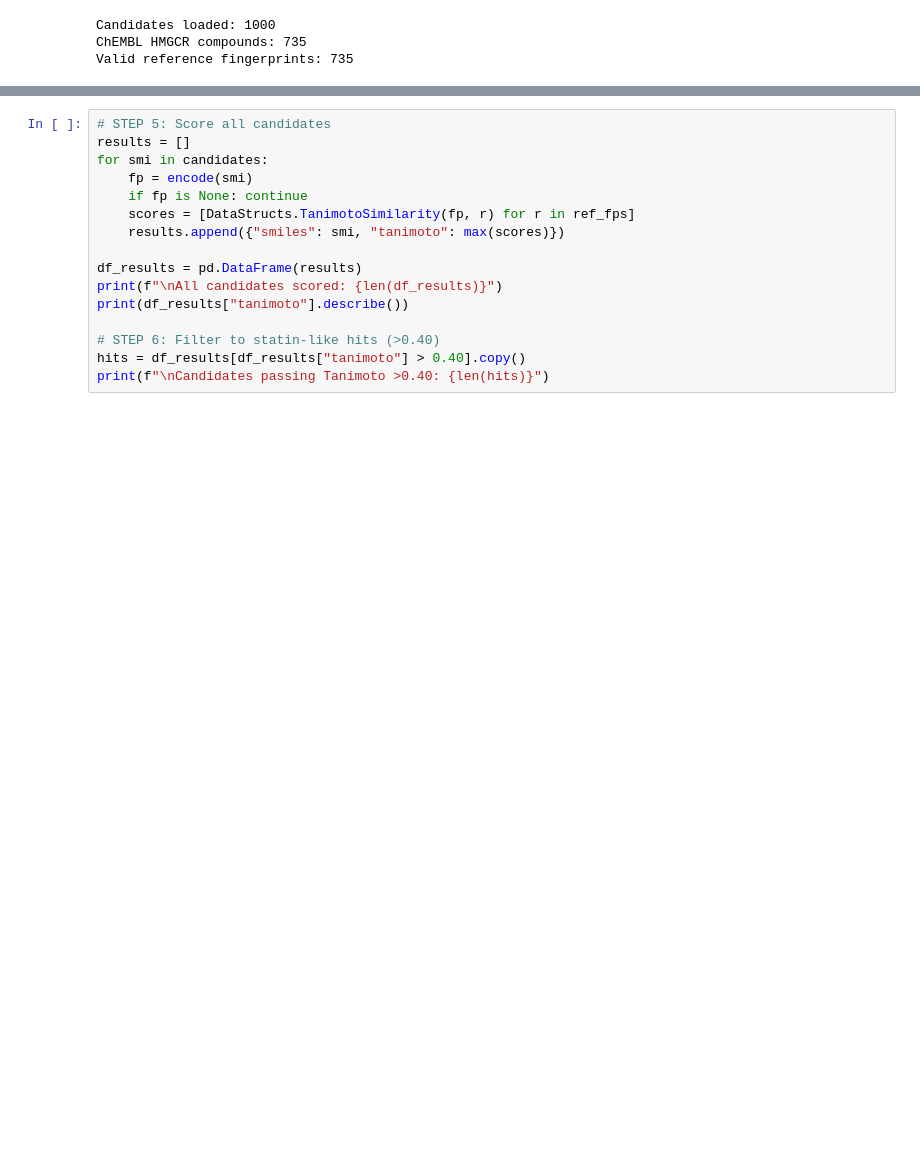
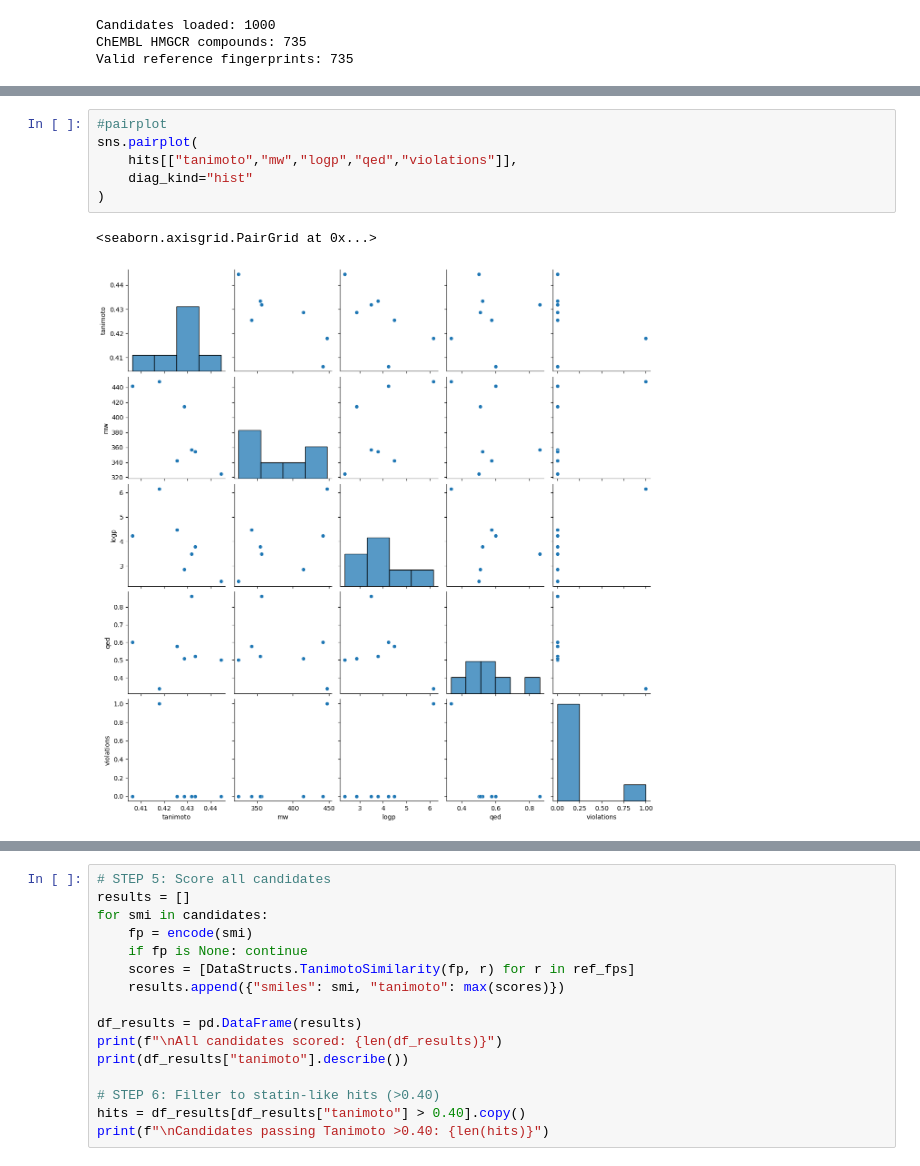
Before and after one commit to Zander-Rothering/Evidence-Aware-Validation-of-AI-Generated-Drug-Candidates-Using-PPI-Networks, a Jupyter notebook: EDA/EDA.ipynb, the cells around one changed output, grey strips where cells are left out. Cells and saved outputs as stored; diff of their text form; blank space fills up the shorter version.

```diff
--- a/EDA/EDA.ipynb
+++ b/EDA/EDA.ipynb
@@ -43,0 +100,9 @@ Valid reference fingerprints: 735
+# %%
+#pairplot
+sns.pairplot(
+    hits[["tanimoto","mw","logp","qed","violations"]],
+    diag_kind="hist"
+)
+# %% [output]
+<seaborn.axisgrid.PairGrid at 0x...>
+[figure, added]
```
Also changed, not shown: parts of 6 cells of this notebook.
